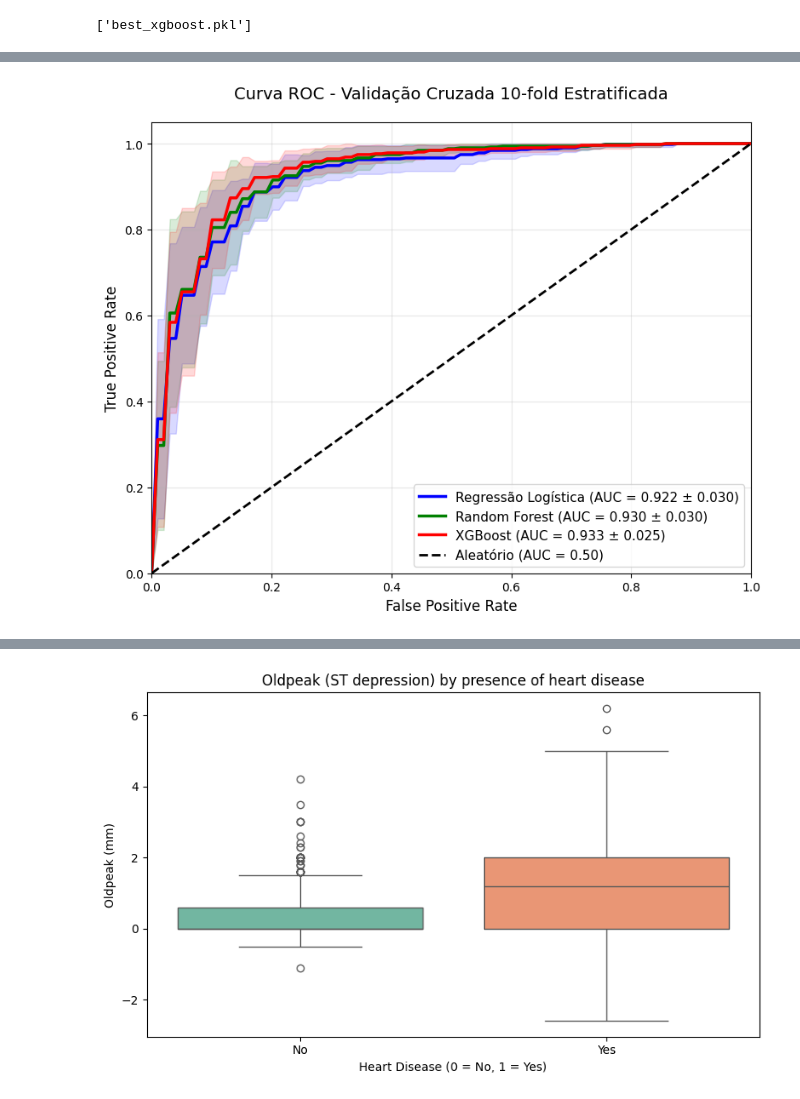
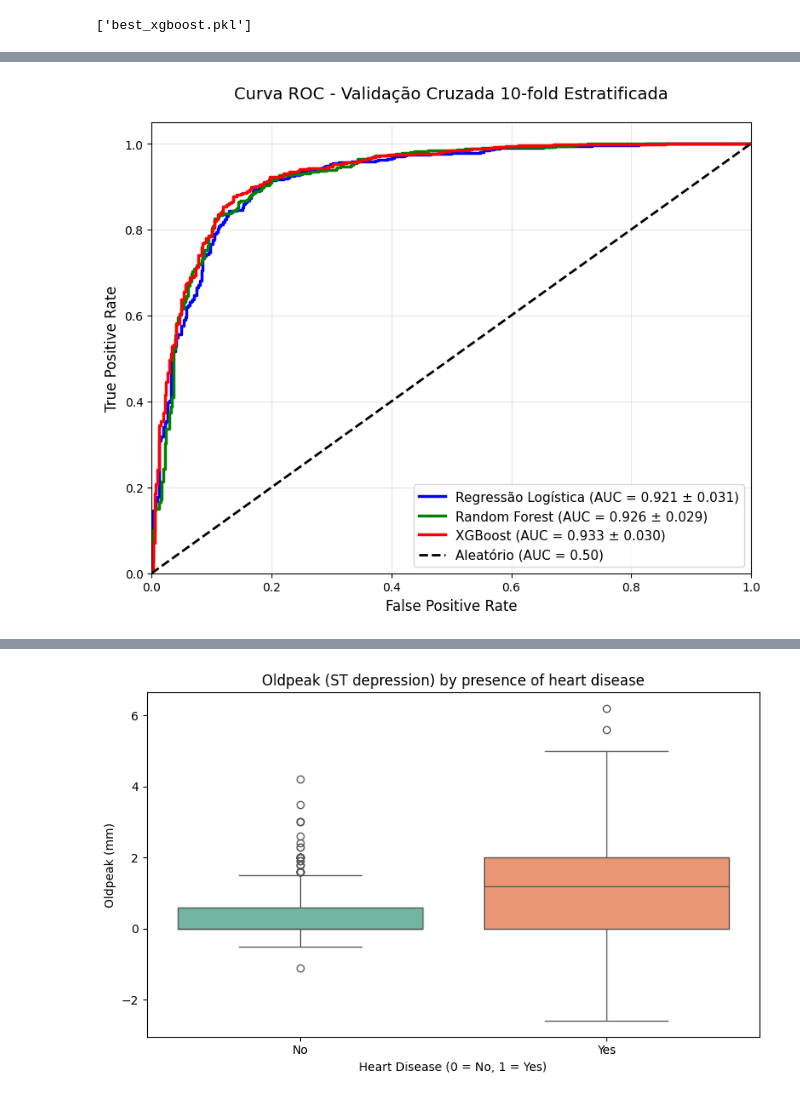
Before and after one commit to malf75/Heart-Failure-ML, a Jupyter notebook: heartdisease.ipynb, the cells around one changed output, grey strips where cells are left out. Cells and saved outputs as stored; diff of their text form; code cells hidden in the pictures.

```diff
--- a/heartdisease.ipynb
+++ b/heartdisease.ipynb
@@ -29,0 +58,5 @@ df.head()
+# %%
+df['Age_bin'] = pd.cut(df['Age'], bins=[0, 40, 60, 100])
+df['Cholesterol'] = df.groupby(['Sex', 'Age_bin'])['Cholesterol'].transform(lambda x: x.replace(0, x[x != 0].median()))
+df['RestingBP'] = df.groupby(['Sex', 'Age_bin'])['RestingBP'].transform(lambda x: x.replace(0, x[x != 0].median()))
+df.drop('Age_bin', axis=1, inplace=True)
@@ -59,6 +103,7 @@ Name: proportion, dtype: float64
 warnings.filterwarnings('ignore')
 y = df['HeartDisease']
 X = df.drop('HeartDisease', axis=1)
+X_train_full, X_test, y_train_full, y_test = train_test_split(X, y, test_size=0.2, stratify=y, random_state=42)
 plt.figure(figsize=(4.5, 3.5))
 ax = sns.countplot(
     data=df,
@@ -278,0 +324,14 @@ plt.show()
+# %%
+print("\n=== Desempenho FINAL no Conjunto de Teste (Hold-out 20%) ===\n")
+
+for name, model in [('Logistic Regression', model1), ('Random Forest', model2), ('XGBoost', model3)]:
+    y_pred_test = model.predict(X_test)
+    y_proba_test = model.predict_proba(X_test)[:, 1]
+
+    from sklearn.metrics import roc_auc_score, accuracy_score, recall_score, f1_score
+
+    print(f"{name}:")
+    print(f"  AUC-ROC:    {roc_auc_score(y_test, y_proba_test):.4f}")
+    print(f"  Accuracy:   {accuracy_score(y_test, y_pred_test):.4f}")
+    print(f"  Recall:     {recall_score(y_test, y_pred_test):.4f}")
+    print(f"  F1-score:   {f1_score(y_test, y_pred_test):.4f}\n")
@@ -347,62 +378,41 @@ plt.close()
 # %%
 def plot_roc_cv_correct(models, names, X, y):
-    skf = StratifiedKFold(n_splits=10, shuffle=True, random_state=42)
 
     plt.figure(figsize=(8, 6.5))
 
     colors = ['blue', 'green', 'red']
     for i, (model, name) in enumerate(zip(models, names)):
-        tprs = []
-        aucs = []
-        mean_fpr = np.linspace(0, 1, 100)
+            y_proba = cross_val_predict(model, X, y, cv=skf, method='predict_proba')[:, 1]
 
-        for train_idx, test_idx in skf.split(X, y):
-            X_train, X_test = X.iloc[train_idx], X.iloc[test_idx]
-            y_train, y_test = y.iloc[train_idx], y.iloc[test_idx]
+            fpr, tpr, _ = roc_curve(y, y_proba)
+            roc_auc = auc(fpr, tpr)
 
-            model.fit(X_train, y_train)
-            y_proba = model.predict_proba(X_test)[:, 1]
+            aucs = cross_val_score(model, X, y, cv=skf, scoring='roc_auc')
+            mean_auc = np.mean(aucs)
+            std_auc = np.std(aucs)
 
-            fpr, tpr, _ = roc_curve(y_test, y_proba)
-            roc_auc = auc(fpr, tpr)
-            aucs.append(roc_auc)
-
-            interp_tpr = np.interp(mean_fpr, fpr, tpr)
-            interp_tpr[0] = 0.0
-            tprs.append(interp_tpr)
-
-        mean_tpr = np.mean(tprs, axis=0)
-        mean_tpr[-1] = 1.0
-        mean_auc = np.mean(aucs)
-        std_auc = np.std(aucs)
-
-        plt.plot(mean_fpr, mean_tpr, color=colors[i], lw=2.5,
-                 label=f'{name} (AUC = {mean_auc:.3f} ± {std_auc:.3f})')
-
-        std_tpr = np.std(tprs, axis=0)
-        tprs_upper = np.minimum(mean_tpr + std_tpr, 1)
-        tprs_lower = np.maximum(mean_tpr - std_tpr, 0)
-        plt.fill_between(mean_fpr, tprs_lower, tprs_upper, color=colors[i], alpha=0.15)
+            plt.plot(fpr, tpr, color=colors[i], lw=2.5,
+                    label=f'{name} (AUC = {mean_auc:.3f} ± {std_auc:.3f})')
 
     plt.plot([0, 1], [0, 1], 'k--', lw=2, label='Aleatório (AUC = 0.50)')
     plt.xlim([0.0, 1.0])
     plt.ylim([0.0, 1.05])
     plt.xlabel('False Positive Rate', fontsize=12)
     plt.ylabel('True Positive Rate', fontsize=12)
     plt.title('Curva ROC - Validação Cruzada 10-fold Estratificada', fontsize=14, pad=20)
     plt.legend(loc="lower right", fontsize=11)
     plt.grid(True, alpha=0.3)
     plt.tight_layout()
     plt.savefig('roc_curve_cv_correct.pdf', dpi=300, bbox_inches='tight')
     plt.savefig('roc_curve_cv_correct.png', dpi=300, bbox_inches='tight')
     plt.show()
 
 plot_roc_cv_correct(
     models=[model1, model2, model3],
     names=['Regressão Logística', 'Random Forest', 'XGBoost'],
     X=X, y=y
 )
 # %% [output]
-[figure, old version]
+[figure, new version]
 # %%
 def get_feature_importance_cv(model, X, y, cv=10):
```
Also changed, not shown: parts of 14 cells of this notebook, 14 other files.
